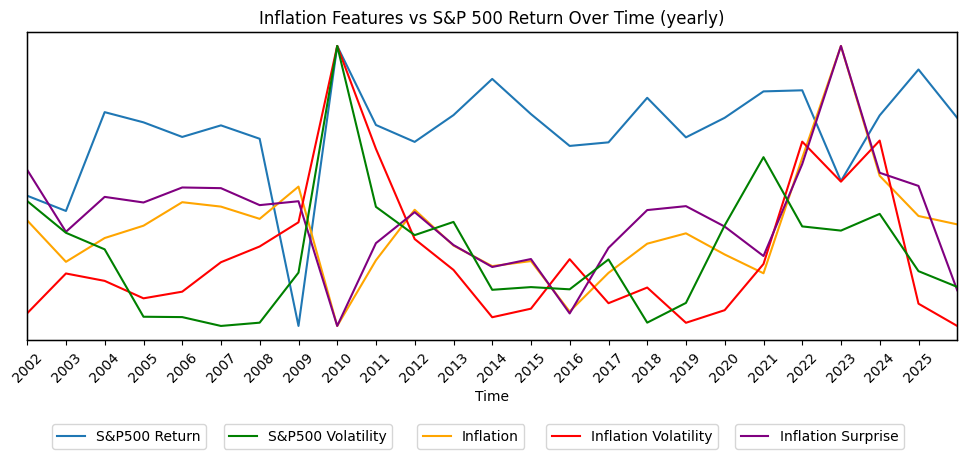
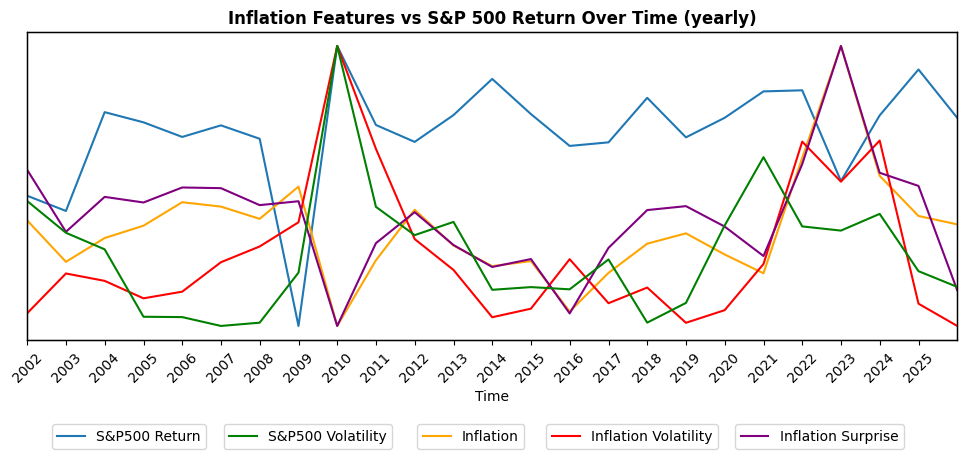
Code edit (unified diff) that turned the first committed figure into the second:
--- before
+++ after
@@ -29,5 +29,5 @@
 ax1.tick_params(axis='x', rotation=45)
 ax1.set_xlabel("Time")
-plt.title("Inflation Features vs S&P 500 Return Over Time (yearly)")
+plt.title("Inflation Features vs S&P 500 Return Over Time (yearly)", weight="bold")
 #positions the legends in specific position:
 ax1.legend(bbox_to_anchor=(0.2, -0.25))   # 1st

Commit: Formatting graphs and report